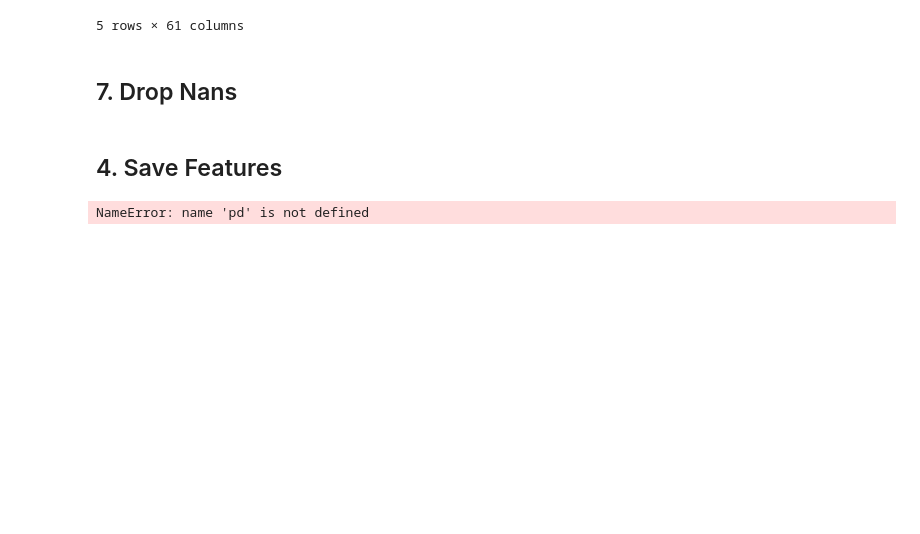
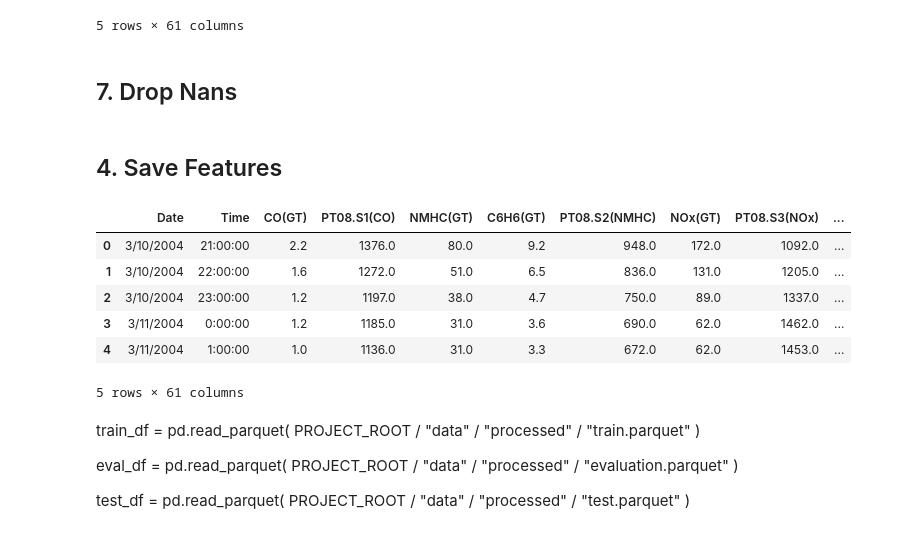
Before and after one commit to ChloeKC/healthyair, a Jupyter notebook: notebooks/feature_engineering.ipynb, the cells around one changed output. Cells and saved outputs as stored; diff of their text form; code cells hidden in the pictures; blank space fills up the shorter version.

Commit message:
Updated data pipeline

```diff
--- a/notebooks/feature_engineering.ipynb
+++ b/notebooks/feature_engineering.ipynb
@@ -344,26 +360,34 @@ df.to_parquet(
     "air_quality_features.parquet",
     index=False
 )
-# %%
-train_df = pd.read_parquet(
-    PROJECT_ROOT /
-    "data" /
-    "processed" /
-    "train.parquet"
-)
-
-eval_df = pd.read_parquet(
-    PROJECT_ROOT /
-    "data" /
-    "processed" /
-    "evaluation.parquet"
-)
-
-test_df = pd.read_parquet(
-    PROJECT_ROOT /
-    "data" /
-    "processed" /
-    "test.parquet"
-)
-# %% [output]
-NameError: name 'pd' is not defined
+# %%
+df_target.head()
+# %% [output]
+|  | Date | Time | CO(GT) | PT08.S1(CO) | NMHC(GT) | C6H6(GT) | PT08.S2(NMHC) | NOx(GT) | PT08.S3(NOx) | ... |
+| 0 | 3/10/2004 | 21:00:00 | 2.2 | 1376.0 | 80.0 | 9.2 | 948.0 | 172.0 | 1092.0 | ... |
+| 1 | 3/10/2004 | 22:00:00 | 1.6 | 1272.0 | 51.0 | 6.5 | 836.0 | 131.0 | 1205.0 | ... |
+| 2 | 3/10/2004 | 23:00:00 | 1.2 | 1197.0 | 38.0 | 4.7 | 750.0 | 89.0 | 1337.0 | ... |
+| 3 | 3/11/2004 | 0:00:00 | 1.2 | 1185.0 | 31.0 | 3.6 | 690.0 | 62.0 | 1462.0 | ... |
+| 4 | 3/11/2004 | 1:00:00 | 1.0 | 1136.0 | 31.0 | 3.3 | 672.0 | 62.0 | 1453.0 | ... |
+5 rows × 61 columns
+# %% [markdown]
+train_df = pd.read_parquet(
+    PROJECT_ROOT /
+    "data" /
+    "processed" /
+    "train.parquet"
+)
+
+eval_df = pd.read_parquet(
+    PROJECT_ROOT /
+    "data" /
+    "processed" /
+    "evaluation.parquet"
+)
+
+test_df = pd.read_parquet(
+    PROJECT_ROOT /
+    "data" /
+    "processed" /
+    "test.parquet"
+)
```
Also changed, not shown: parts of 4 cells of this notebook, 7 other files.
